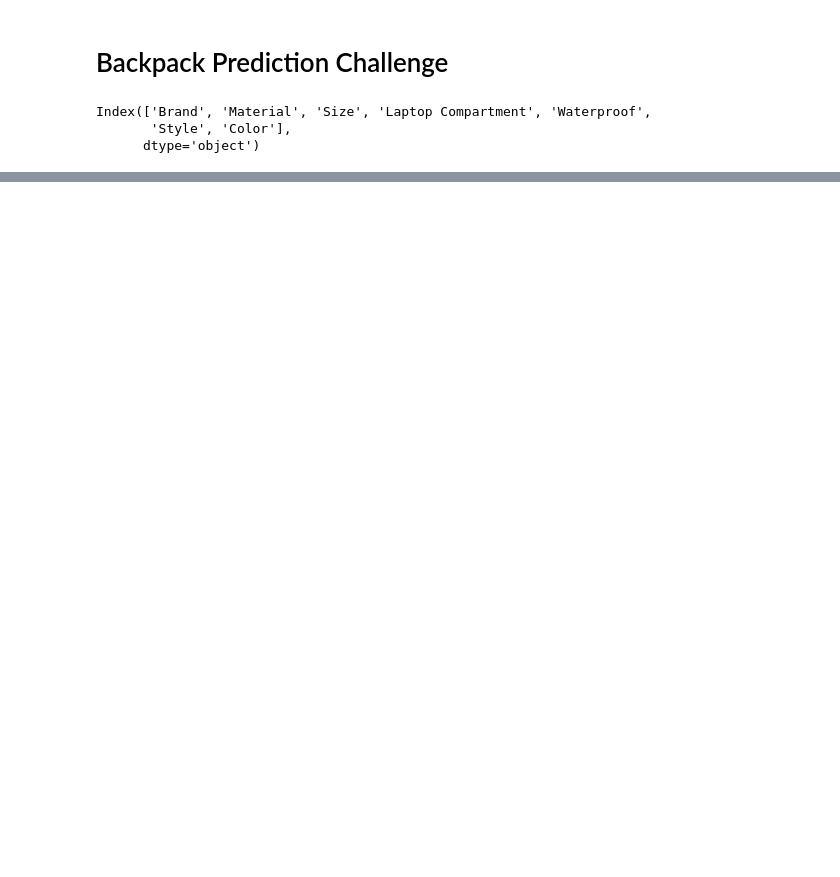
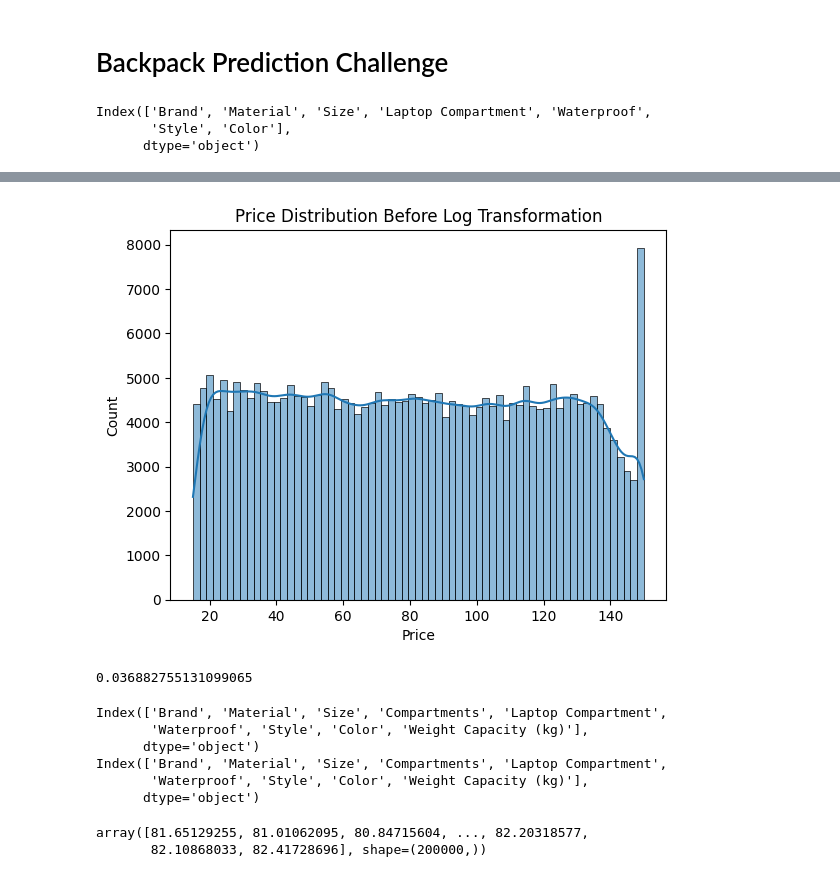
Before and after one commit to Shimul-Zahan/ML-Bootcamp, a Jupyter notebook: Kaggle/Backpack Prediction Challenge/prediction/train.ipynb, the cells around one changed output, grey strips where cells are left out. Saved outputs shown, nothing was run; the diff lists cells and outputs as text; code cells hidden in the pictures; blank space fills up the shorter version.

Commit message:
💥💥Complete and submit prediction now need to improve the score

```diff
--- a/Kaggle/Backpack Prediction Challenge/prediction/train.ipynb
+++ b/Kaggle/Backpack Prediction Challenge/prediction/train.ipynb
@@ -150,0 +215,14 @@ pipeline = Pipeline(
+# %%
+from sklearn.preprocessing import OrdinalEncoder
+
+encoder = OrdinalEncoder(handle_unknown='use_encoded_value', unknown_value=-1)
+cat_cols = train_datasets.select_dtypes(include=['object']).columns
+
+
+train_datasets[cat_cols] = encoder.fit_transform(train_datasets[cat_cols])
+test_datasets[cat_cols] = encoder.transform(test_datasets[cat_cols])
+
+# for col in train_datasets:
+#     if train_datasets[col].dtype == 'object':
+#         train_datasets[col] = encoder.fit_transform(train_datasets[col])
+#         test_datasets[col] = encoder.transform(test_datasets[col])
@@ -150,0 +280,10 @@ pipeline = Pipeline(
+# %%
+sns.histplot(train_datasets['Price'], kde=True)
+plt.title('Price Distribution Before Log Transformation')
+plt.show()
+# %% [output]
+[figure, added]
+# %%
+print(train_datasets['Price'].skew())  # Check skewness value
+# %% [output]
+0.036882755131099065
@@ -150,0 +301,10 @@ pipeline = Pipeline(
+# %%
+print(X_train.columns)
+print(X_test.columns)
+# %% [output]
+Index(['Brand', 'Material', 'Size', 'Compartments', 'Laptop Compartment',
+       'Waterproof', 'Style', 'Color', 'Weight Capacity (kg)'],
+      dtype='object')
+Index(['Brand', 'Material', 'Size', 'Compartments', 'Laptop Compartment',
+       'Waterproof', 'Style', 'Color', 'Weight Capacity (kg)'],
+      dtype='object')
@@ -150,0 +324,12 @@ pipeline = Pipeline(
+# %%
+from sklearn.linear_model import ElasticNet
+
+regressor = ElasticNet()
+regressor.fit(X_train, y_train)
+
+y_pred = regressor.predict(X_test)
+
+y_pred
+# %% [output]
+array([81.65129255, 81.01062095, 80.84715604, ..., 82.20318577,
+       82.10868033, 82.41728696], shape=(200000,))
```
Also changed, not shown: parts of 24 cells of this notebook.
